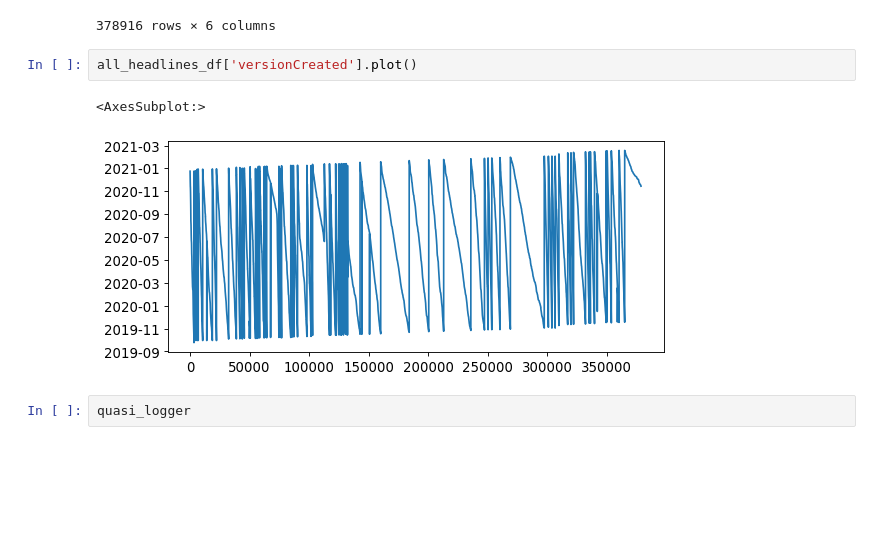
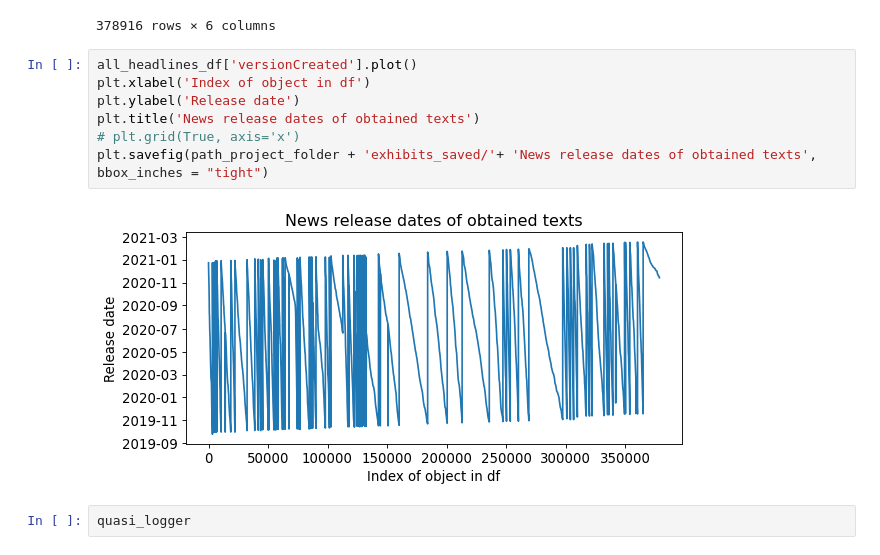
Before and after one commit to dany-kuznetsov/trade_get_news_true_way, a Jupyter notebook: trade_news_collector.ipynb, the cells around one changed output. Drawn from its saved outputs; the diff is of its cells as text; blank space fills up the shorter version.

```diff
--- a/trade_news_collector.ipynb
+++ b/trade_news_collector.ipynb
@@ -498,11 +507,15 @@ all_headlines_df
 | 378914 | PFE.N | 2020-11-13 19:11:23.770000+00:00 | Refinitiv Newscasts - 10-year Tre... | urn:newsml:reuters.com:20201113:n... | NS:CNBC | <div class="storyContent" lang="e... |
 | 378915 | PFE.N | 2020-11-13 18:40:43+00:00 | BRIEF-Olema Oncology Announces Cl... | urn:newsml:reuters.com:20201113:n... | NS:RTRS | <div class="storyContent" lang="e... |
 378916 rows × 6 columns
-# %%
-all_headlines_df['versionCreated'].plot()
-# %% [output]
-<AxesSubplot:>
-[figure, removed]
+# %%
+all_headlines_df['versionCreated'].plot()
+plt.xlabel('Index of object in df')
+plt.ylabel('Release date')
+plt.title('News release dates of obtained texts')
+# plt.grid(True, axis='x')
+plt.savefig(path_project_folder + 'exhibits_saved/'+ 'News release dates of obtained texts', bbox_inches = "tight")
+# %% [output]
+[figure, added]
 # %%
 quasi_logger
 # %% [output]
```
Also changed, not shown: parts of 9 cells of this notebook, 4 other files.
